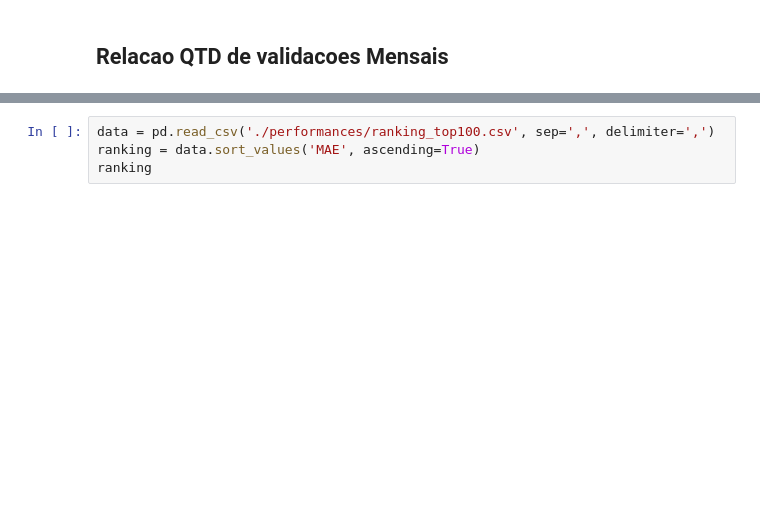
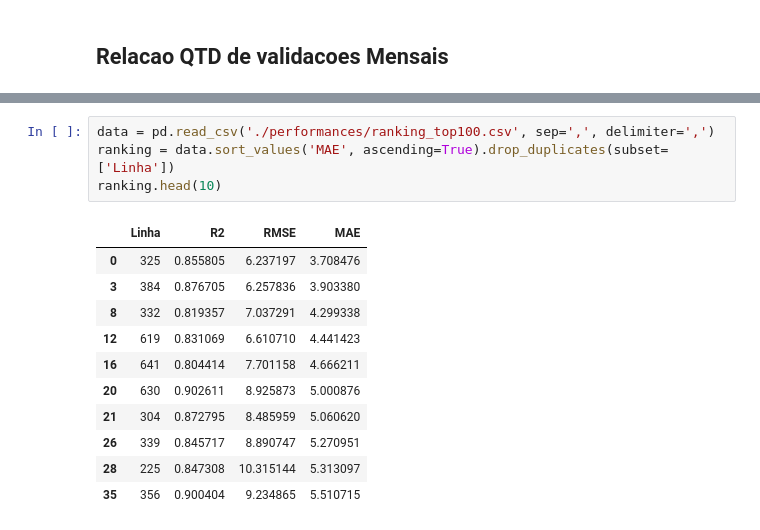
Before and after one commit to medeirosvictor/ds-mobilidade-urbana-fortaleza, a Jupyter notebook: Data-Visualization.ipynb, the cells around one changed output, grey strips where cells are left out. Cells and saved outputs as stored; diff of their text form; blank space fills up the shorter version.

```diff
--- a/Data-Visualization.ipynb
+++ b/Data-Visualization.ipynb
@@ -73,4 +106,16 @@ plt.show()
 # %%
 data = pd.read_csv('./performances/ranking_top100.csv', sep=',', delimiter=',')
-ranking = data.sort_values('MAE', ascending=True)
-ranking
+ranking = data.sort_values('MAE', ascending=True).drop_duplicates(subset=['Linha'])
+ranking.head(10)
+# %% [output]
+|  | Linha | R2 | RMSE | MAE |
+| 0 | 325 | 0.855805 | 6.237197 | 3.708476 |
+| 3 | 384 | 0.876705 | 6.257836 | 3.903380 |
+| 8 | 332 | 0.819357 | 7.037291 | 4.299338 |
+| 12 | 619 | 0.831069 | 6.610710 | 4.441423 |
+| 16 | 641 | 0.804414 | 7.701158 | 4.666211 |
+| 20 | 630 | 0.902611 | 8.925873 | 5.000876 |
+| 21 | 304 | 0.872795 | 8.485959 | 5.060620 |
+| 26 | 339 | 0.845717 | 8.890747 | 5.270951 |
+| 28 | 225 | 0.847308 | 10.315144 | 5.313097 |
+| 35 | 356 | 0.900404 | 9.234865 | 5.510715 |
```
Also changed, not shown: parts of 8 cells of this notebook, 7 other files.
